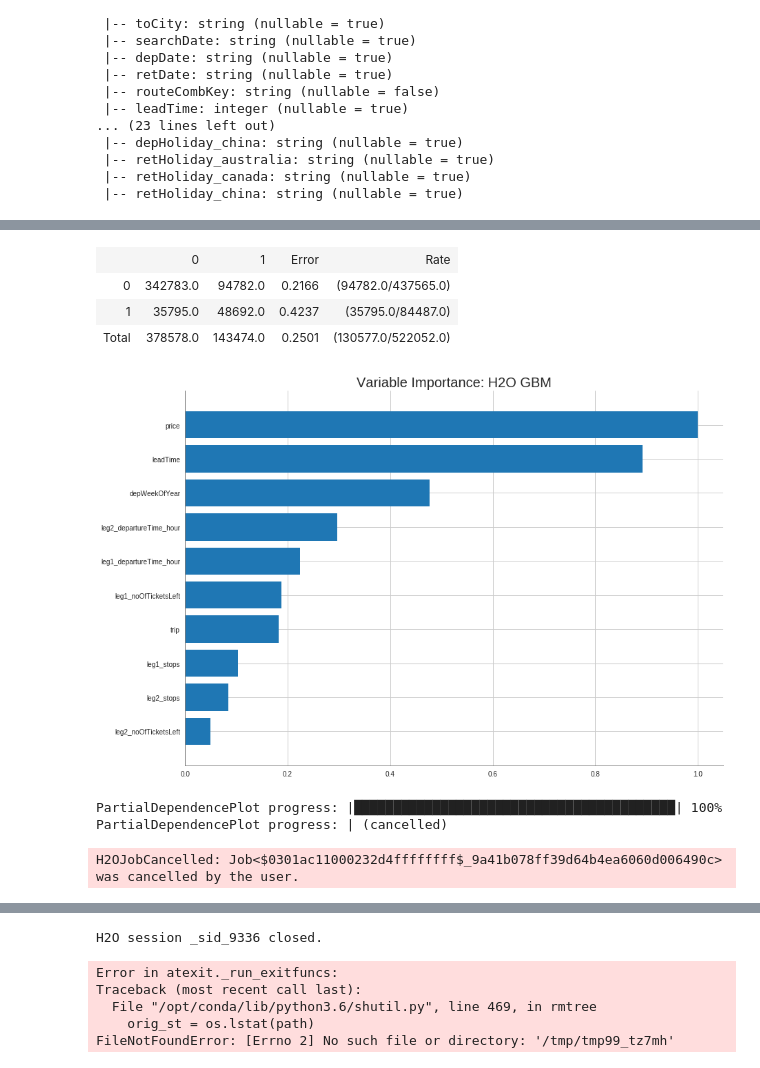
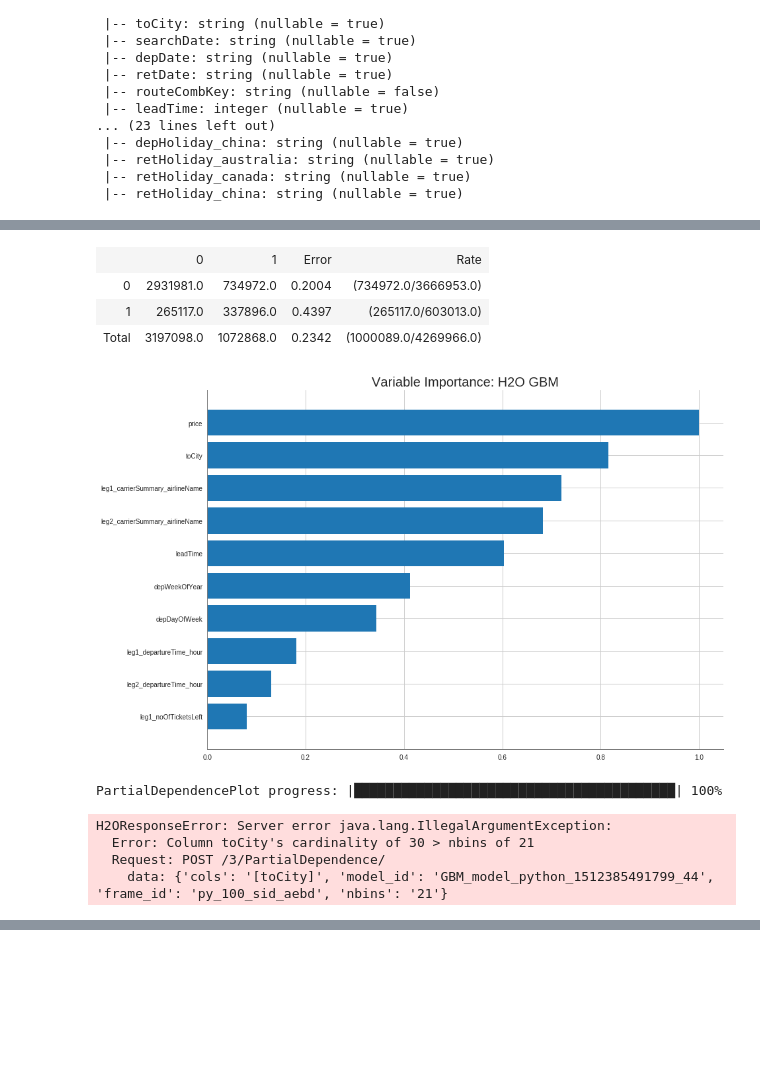
Before and after one commit to zemingyu/flight, a Jupyter notebook: prod/build test model.ipynb, the cells around one changed output, grey strips where cells are left out. Drawn from its saved outputs; the diff is of its cells as text; code cells hidden in the pictures; blank space fills up the shorter version.

Commit message:
test on 10% of 2 from city data

```diff
--- a/prod/build test model.ipynb
+++ b/prod/build test model.ipynb
@@ -330,4 +341,5 @@ df4.groupBy('depHoliday_australia', 'depHoliday_china', 'depHoliday_canada',
 # %%
 %%time
-hf = hc.as_h2o_frame(df4)
+hf_train = hc.as_h2o_frame(df4_train)
+hf_valid = hc.as_h2o_frame(df4_valid)
 # %% [output]
@@ -489,0 +485,5 @@ hf.tail()
+# %%
+for feature in features:
+    if hf_train.types[feature] == 'string':
+        hf_train[feature] = hf_train[feature].asfactor()
+        hf_valid[feature] = hf_valid[feature].asfactor()
@@ -489,0 +510,3 @@ hf.tail()
+# %%
+hf_train[target] = hf_train[target].asfactor()
+hf_valid[target] = hf_valid[target].asfactor()
@@ -649,7 +658,7 @@ from h2o.automl import H2OAutoML
 
 # print("############### Modelling: " + target + " ################")
 gbm = H2OGradientBoostingEstimator(distribution="bernoulli",
-                                             ntrees=3000, max_depth=18, min_rows=512,
+                                             ntrees=1000, max_depth=18, min_rows=512,
                                              learn_rate=0.2,
                                              stopping_rounds=10,
                                             stopping_tolerance=0.01, seed=0)
@@ -657,7 +666,7 @@ gbm = H2OGradientBoostingEstimator(distribution="bernoulli",
 #           training_frame = train,
 #           validation_frame = valid)
 gbm.train(x=features, y=target,
-          training_frame = train,
-          validation_frame = valid)
+          training_frame = hf_train,
+          validation_frame = hf_valid)
 # %% [output]
 gbm Model Build progress: |███████████████████████████████████████████████| 100%
@@ -824,7 +836,7 @@ model.varimp_plot()
 important_features = [i[0] for i in model.varimp() if i[3]  > imp_threshold]
 for f in important_features:
     if f in ['price',
-#              'leg1_carrierSummary_airlineName',
+             'leg1_carrierSummary_airlineName',
              'depWeekOfYear',
              'leadTime',
 #              'leg2_carrierSummary_airlineName',
@@ -841,6 +853,6 @@ for f in important_features:
 #             model.partial_plot(data=valid,cols=[f],server=True, plot=True, nbins=272)
 #         else:
         #model.partial_plot(data=test,cols=[f],server=True, plot=True, nbins=21)     #21
-        model.partial_plot(data=hf2,cols=[f],server=True, plot=True, nbins=21)     #21
+        model.partial_plot(data=hf_valid,cols=[f],server=True, plot=True, nbins=21)     #21
 # %% [output]
 CPU times: user 0 ns, sys: 0 ns, total: 0 ns
@@ -850,8 +862,10 @@ Confusion Matrix (Act/Pred) for max f1 @ threshold = 0.21207209873558827:
 |  | 0 | 1 | Error | Rate |
-| 0 | 342783.0 | 94782.0 | 0.2166 | (94782.0/437565.0) |
-| 1 | 35795.0 | 48692.0 | 0.4237 | (35795.0/84487.0) |
-| Total | 378578.0 | 143474.0 | 0.2501 | (130577.0/522052.0) |
+| 0 | 2931981.0 | 734972.0 | 0.2004 | (734972.0/3666953.0) |
+| 1 | 265117.0 | 337896.0 | 0.4397 | (265117.0/603013.0) |
+| Total | 3197098.0 | 1072868.0 | 0.2342 | (1000089.0/4269966.0) |
-[figure, old version]
+[figure, new version]
 PartialDependencePlot progress: |█████████████████████████████████████████| 100%
-PartialDependencePlot progress: | (cancelled)
-H2OJobCancelled: Job<$0301ac11000232d4ffffffff$_9a41b078ff39d64b4ea6060d006490c> was cancelled by the user.
+H2OResponseError: Server error java.lang.IllegalArgumentException:
+  Error: Column toCity's cardinality of 30 > nbins of 21
+  Request: POST /3/PartialDependence/
+    data: {'cols': '[toCity]', 'model_id': 'GBM_model_python_1512385491799_44', 'frame_id': 'py_100_sid_aebd', 'nbins': '21'}
@@ -859,7 +873 @@ H2OJobCancelled: Job<$0301ac11000232d4ffffffff$_9a41b078ff39d64b4ea6060d006490c>
-H2O session _sid_9336 closed.
-Error in atexit._run_exitfuncs:
-Traceback (most recent call last):
-  File "/opt/conda/lib/python3.6/shutil.py", line 469, in rmtree
-    orig_st = os.lstat(path)
-FileNotFoundError: [Errno 2] No such file or directory: '/tmp/tmp99_tz7mh'
 # %%
```
Also changed, not shown: parts of 36 cells of this notebook, 14 other files.
